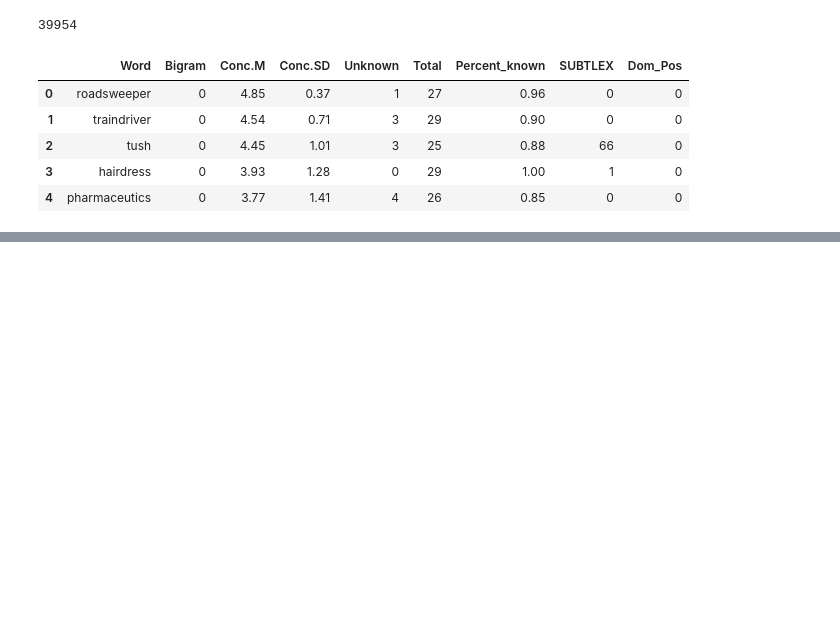
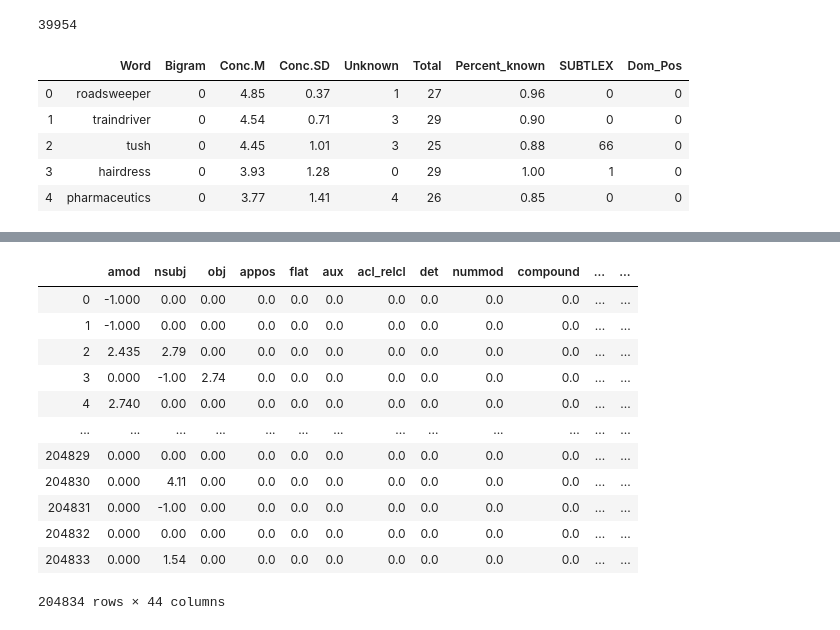
Before and after one commit to Sunflower/CPSC-488A, a Jupyter notebook: Lexical Abstractness & Concreteness.ipynb, the cells around one changed output, grey strips where cells are left out. Drawn from its saved outputs; the diff is of its cells as text; code cells hidden in the pictures; blank space fills up the shorter version.

```diff
--- a/Lexical Abstractness & Concreteness.ipynb
+++ b/Lexical Abstractness & Concreteness.ipynb
@@ -62,0 +124,2 @@ dependencies.head()
+# %%
+words_with_ac_ratings_deps.columns = words_with_ac_ratings_deps.columns.str.replace(r':', '_')
@@ -62,0 +178,24 @@ dependencies.head()
+# %%
+import copy
+
+dep_dicts = []
+for row in words_with_ac_ratings_deps.itertuples():
+    dep_dict = copy.deepcopy(dep_dict_empty)
+    for dep in dep_dict.keys():
+        dep_indices = ast.literal_eval(getattr(row, dep))
+        if not len(dep_indices):
+            continue
+
+        sum_ratings = 0
+        for i in dep_indices:
+            rating = words_with_ac_ratings_deps.loc[i, 'ac']
+            sum_ratings += rating
+
+        dep_dict[dep] = sum_ratings/len(dep_indices)
+
+    dep_dict['word_id'] = row.Index
+    dep_dicts.append(dep_dict)
+    if row.Index % 1000 == 0:
+        print(row.Index)
+
+print(len(dep_dicts))
@@ -62,0 +220,16 @@ dependencies.head()
+# %%
+pd.DataFrame(dep_dicts)
+# %% [output]
+|  | amod | nsubj | obj | appos | flat | aux | acl_relcl | det | nummod | compound | ... | ... |
+| 0 | -1.000 | 0.00 | 0.00 | 0.0 | 0.0 | 0.0 | 0.0 | 0.0 | 0.0 | 0.0 | ... | ... |
+| 1 | -1.000 | 0.00 | 0.00 | 0.0 | 0.0 | 0.0 | 0.0 | 0.0 | 0.0 | 0.0 | ... | ... |
+| 2 | 2.435 | 2.79 | 0.00 | 0.0 | 0.0 | 0.0 | 0.0 | 0.0 | 0.0 | 0.0 | ... | ... |
+| 3 | 0.000 | -1.00 | 2.74 | 0.0 | 0.0 | 0.0 | 0.0 | 0.0 | 0.0 | 0.0 | ... | ... |
+| 4 | 2.740 | 0.00 | 0.00 | 0.0 | 0.0 | 0.0 | 0.0 | 0.0 | 0.0 | 0.0 | ... | ... |
+| ... | ... | ... | ... | ... | ... | ... | ... | ... | ... | ... | ... | ... |
+| 204829 | 0.000 | 0.00 | 0.00 | 0.0 | 0.0 | 0.0 | 0.0 | 0.0 | 0.0 | 0.0 | ... | ... |
+| 204830 | 0.000 | 4.11 | 0.00 | 0.0 | 0.0 | 0.0 | 0.0 | 0.0 | 0.0 | 0.0 | ... | ... |
+| 204831 | 0.000 | -1.00 | 0.00 | 0.0 | 0.0 | 0.0 | 0.0 | 0.0 | 0.0 | 0.0 | ... | ... |
+| 204832 | 0.000 | 0.00 | 0.00 | 0.0 | 0.0 | 0.0 | 0.0 | 0.0 | 0.0 | 0.0 | ... | ... |
+| 204833 | 0.000 | 1.54 | 0.00 | 0.0 | 0.0 | 0.0 | 0.0 | 0.0 | 0.0 | 0.0 | ... | ... |
+204834 rows × 44 columns
```
Also changed, not shown: parts of 17 cells of this notebook, 49 other files.
